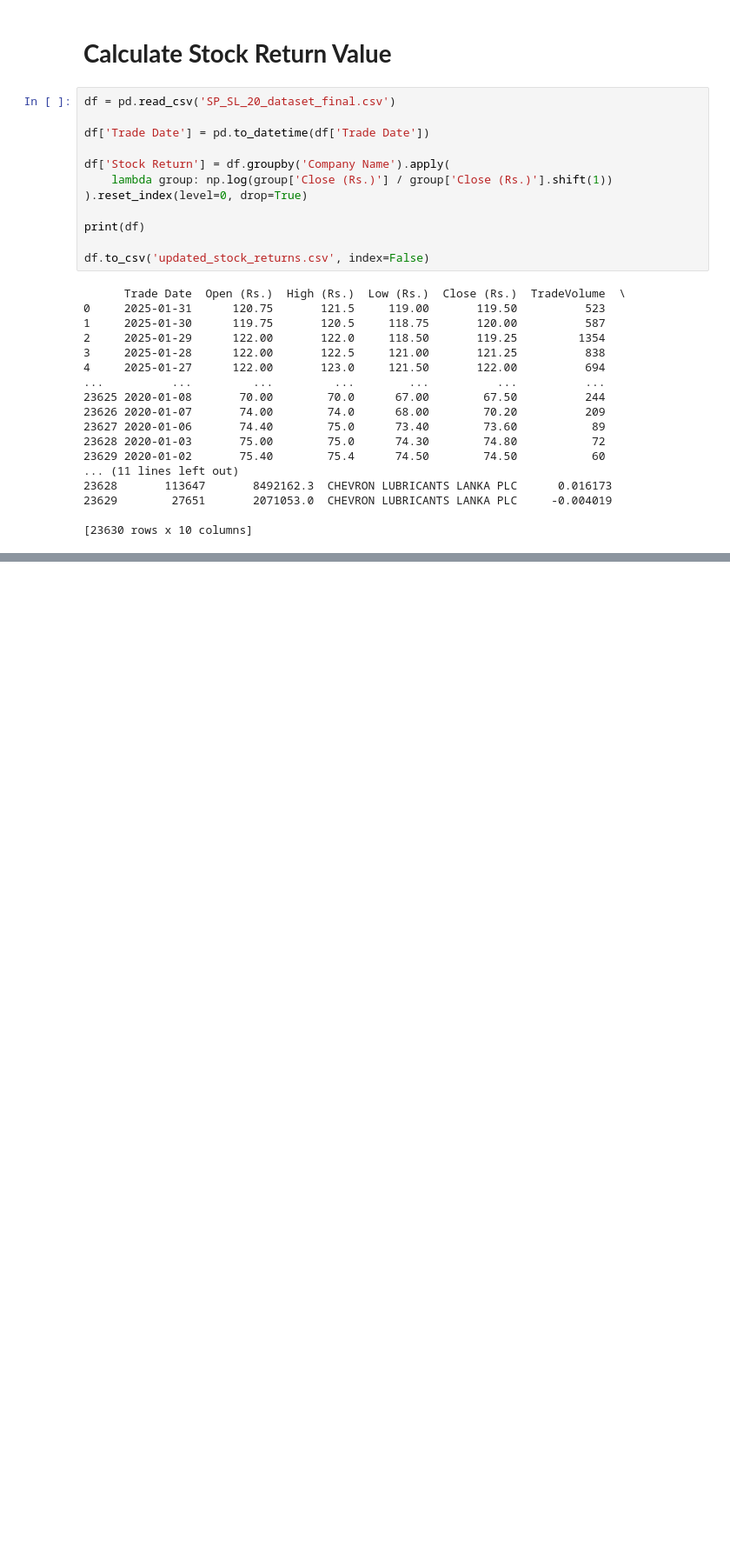
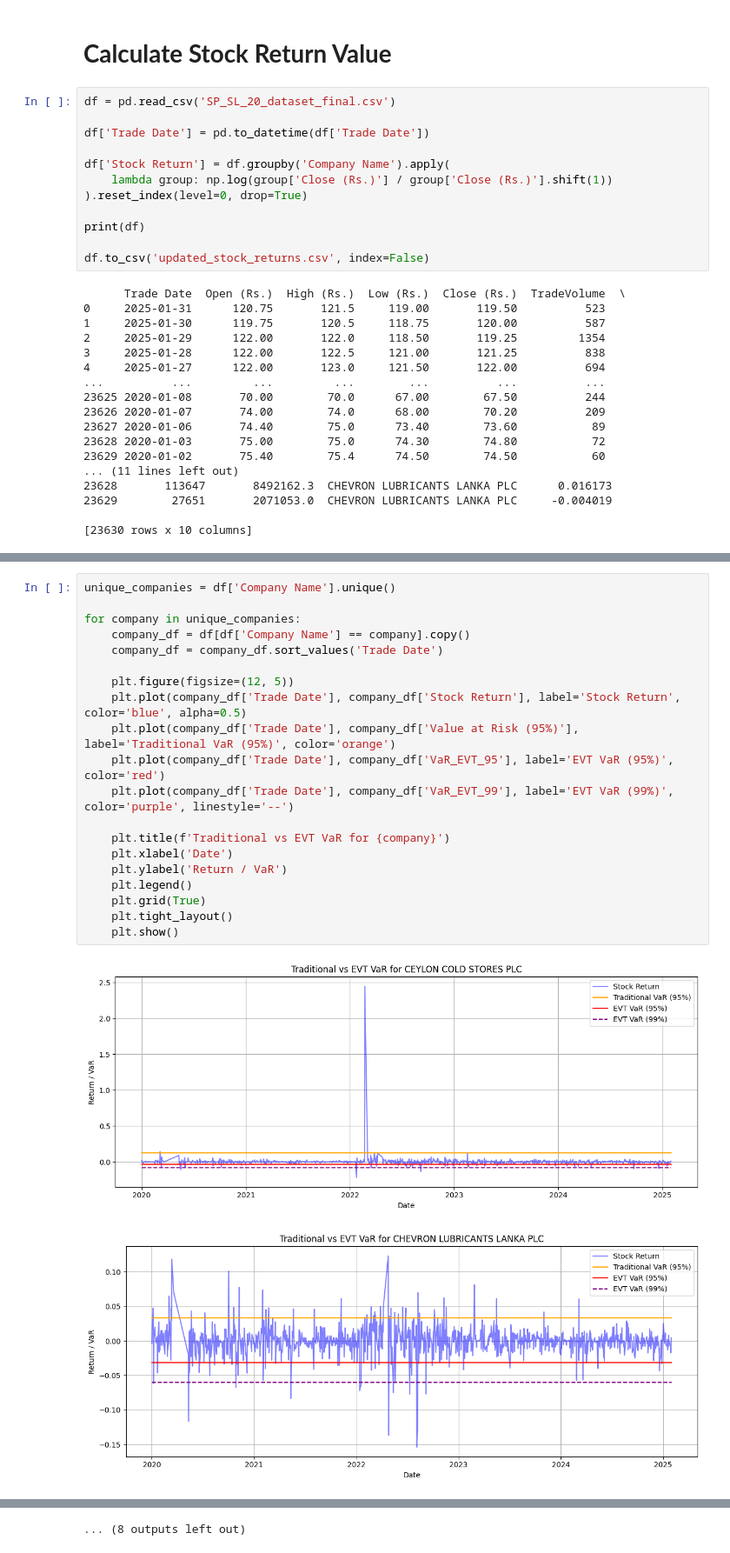
Before and after one commit to Shalinda99/fyp-HFI-module, a Jupyter notebook: Fyp_204200A.ipynb, the cells around one changed output, grey strips where cells are left out. Shown at 87% size. Saved outputs shown, nothing was run; the diff lists cells and outputs as text; blank space fills up the shorter version.

```diff
--- a/Fyp_204200A.ipynb
+++ b/Fyp_204200A.ipynb
@@ -222,0 +345,23 @@ df.to_csv('updated_stock_returns.csv', index=False)
+# %%
+unique_companies = df['Company Name'].unique()
+
+for company in unique_companies:
+    company_df = df[df['Company Name'] == company].copy()
+    company_df = company_df.sort_values('Trade Date')
+
+    plt.figure(figsize=(12, 5))
+    plt.plot(company_df['Trade Date'], company_df['Stock Return'], label='Stock Return', color='blue', alpha=0.5)
+    plt.plot(company_df['Trade Date'], company_df['Value at Risk (95%)'], label='Traditional VaR (95%)', color='orange')
+    plt.plot(company_df['Trade Date'], company_df['VaR_EVT_95'], label='EVT VaR (95%)', color='red')
+    plt.plot(company_df['Trade Date'], company_df['VaR_EVT_99'], label='EVT VaR (99%)', color='purple', linestyle='--')
+
+    plt.title(f'Traditional vs EVT VaR for {company}')
+    plt.xlabel('Date')
+    plt.ylabel('Return / VaR')
+    plt.legend()
+    plt.grid(True)
+    plt.tight_layout()
+    plt.show()
+# %% [output]
+[figure, added]
+[figure, added]
@@ -222,0 +378 @@ df.to_csv('updated_stock_returns.csv', index=False)
+... (8 outputs left out)
```
Also changed, not shown: parts of 4 cells of this notebook.
